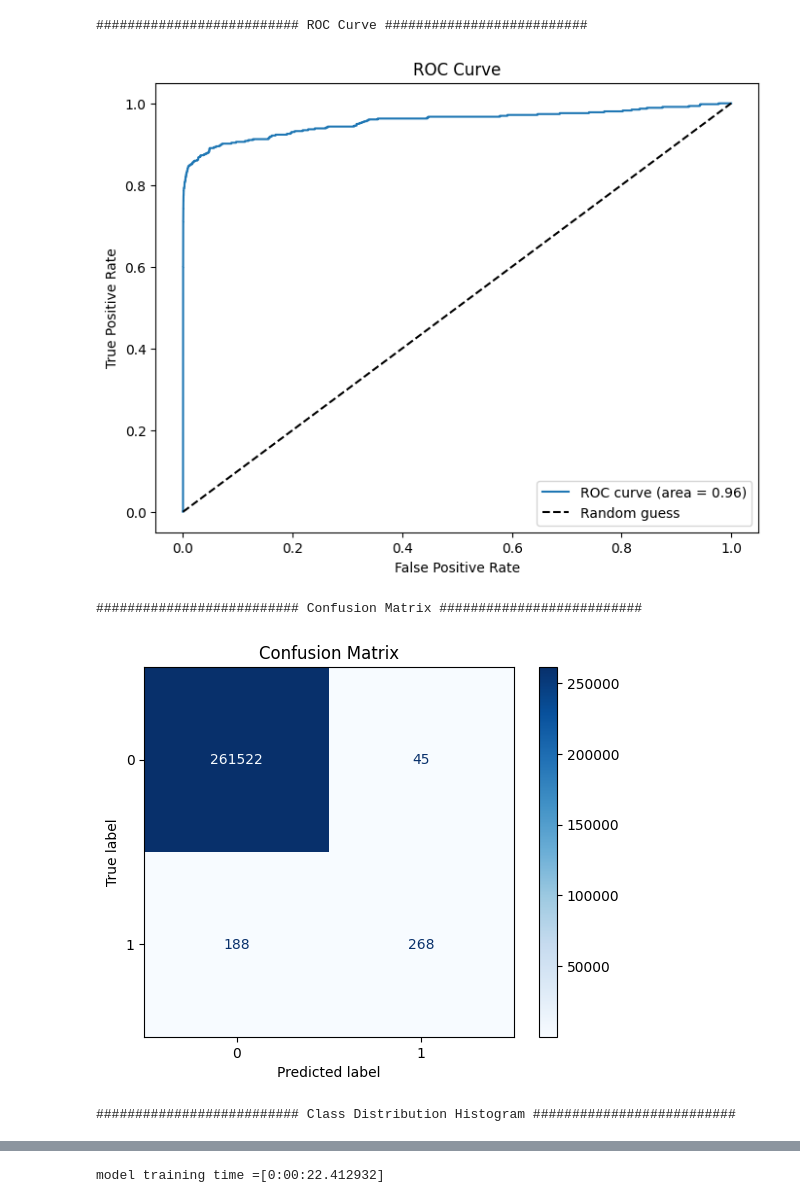
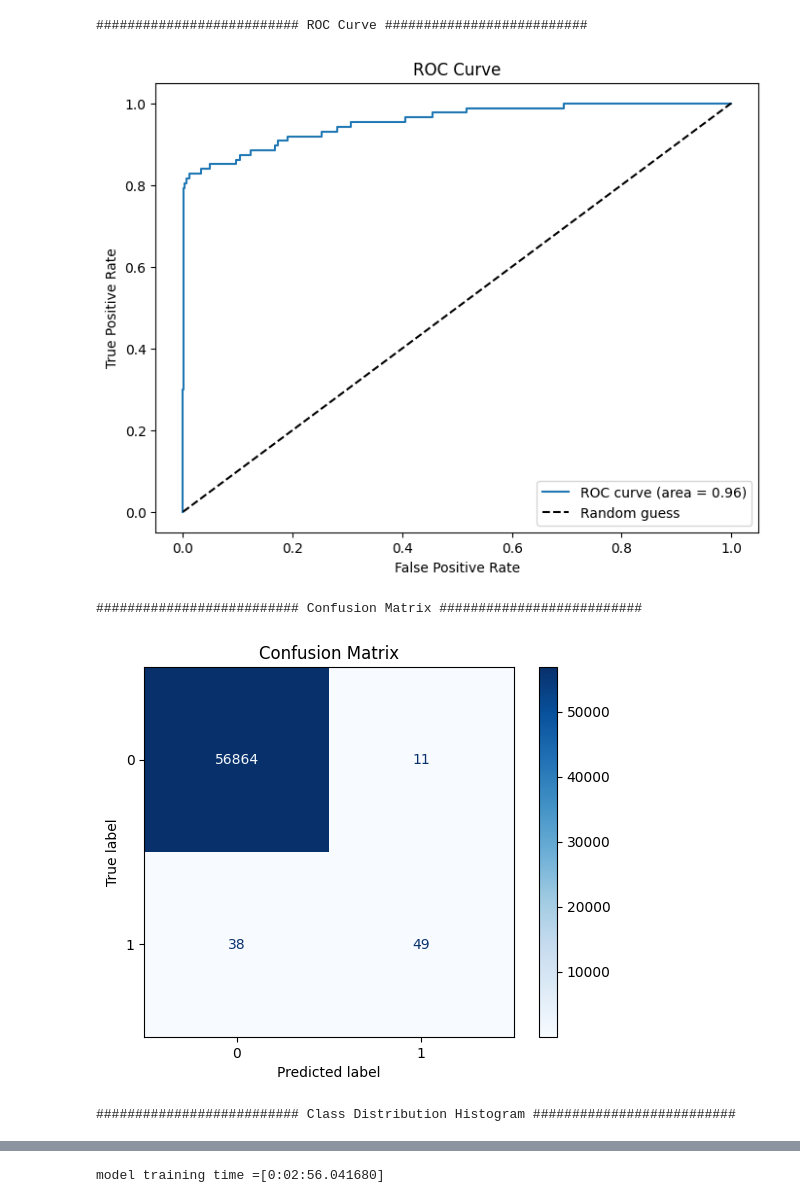
Before and after one commit to dehghani-ds/fraud-detection-logistic, a Jupyter notebook: bigDataProject.ipynb, the cells around one changed output, grey strips where cells are left out. Drawn from its saved outputs; the diff is of its cells as text; code cells hidden in the pictures.

```diff
--- a/bigDataProject.ipynb
+++ b/bigDataProject.ipynb
@@ -59,7 +59,7 @@ print("CSV file content:")
 #print(rows_with_missing)
 
 #Step 3.1: split data to train and test
-X_train, X_test, y_train, y_test = train_test_split(data.iloc[:, :30], data.iloc[:, 30:31].values.ravel(), test_size=0.92, random_state=1)
+X_train, X_test, y_train, y_test = train_test_split(data.iloc[:, :30], data.iloc[:, 30:31].values.ravel(), test_size=0.2, random_state=1)
 print(f"training dataset size=[{X_train.size}]")
 print(f"test dataset size =[{X_test.size}]")
 
@@ -165,5 +165,5 @@ weighted avg       1.00      1.00      1.00    262023
 ########################## ROC Curve ##########################
-[figure, old version]
+[figure, new version]
 ########################## Confusion Matrix ##########################
-[figure, old version]
+[figure, new version]
 ########################## Class Distribution Histogram ##########################
@@ -178 +174 @@ Successfully installed joblibspark-0.5.3
-model training time =[0:00:22.412932]
+model training time =[0:02:56.041680]
```
Also changed, not shown: parts of 1 cell of this notebook.
